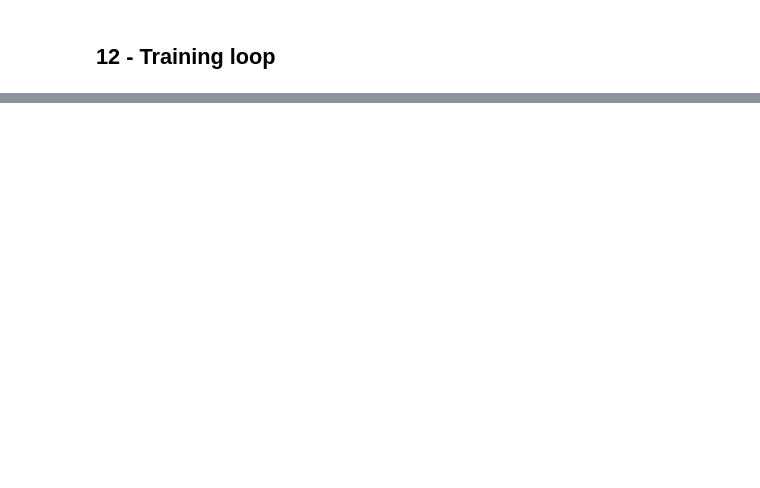
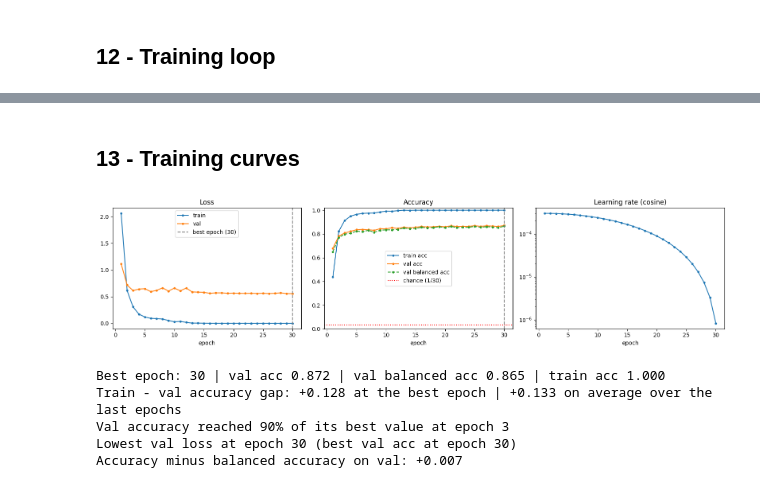
Before and after one commit to leandroxxxxx/lowres-plate-char-classification, a Jupyter notebook: lowres-plate-char-classification.ipynb, the cells around one changed output, grey strips where cells are left out. Drawn from its saved outputs; the diff is of its cells as text; code cells hidden in the pictures; blank space fills up the shorter version.

Commit message:
saving after training

```diff
--- a/lowres-plate-char-classification.ipynb
+++ b/lowres-plate-char-classification.ipynb
@@ -1292,0 +1346,76 @@ history, best_path = train_model(model, criterion, optimizer, scheduler, RUN_NAM
+# %% [markdown]
+## 13 - Training curves
+# %%
+# `history` is the DataFrame returned by Cell 12 (one row per epoch).
+best_row = history.loc[history["val_acc"].idxmax()]  # the epoch with the best validation accuracy
+best_epoch = int(best_row["epoch"])  # its epoch number (this is the checkpoint that was kept)
+
+# ---------------------------------------------------------------
+# 1) Plots
+# ---------------------------------------------------------------
+fig, axes = plt.subplots(1, 3, figsize=(16, 4))  # three plots side by side
+
+# Left: loss. Train and validation should both fall; validation rising while train keeps falling = overfitting.
+axes[0].plot(history["epoch"], history["train_loss"], marker=".", label="train")  # training loss per epoch
+axes[0].plot(history["epoch"], history["val_loss"], marker=".", label="val")  # validation loss per epoch
+axes[0].axvline(best_epoch, color="gray", linestyle="--", label=f"best epoch ({best_epoch})")  # kept checkpoint
+axes[0].set_title("Loss")  # plot title
+axes[0].set_xlabel("epoch")  # x axis label
+axes[0].legend()  # show the legend
+
+# Middle: accuracy. Balanced accuracy (mean recall per class) shows whether rare classes are being learned.
+axes[1].plot(history["epoch"], history["train_acc"], marker=".", label="train acc")  # training accuracy
+axes[1].plot(history["epoch"], history["val_acc"], marker=".", label="val acc")  # validation accuracy
+axes[1].plot(history["epoch"], history["val_bal_acc"], marker=".", linestyle="--", label="val balanced acc")  # per-class mean
+axes[1].axvline(best_epoch, color="gray", linestyle="--")  # kept checkpoint
+axes[1].axhline(1 / len(ACTIVE_IDX), color="red", linestyle=":", label=f"chance (1/{len(ACTIVE_IDX)})")  # random guessing level
+axes[1].set_ylim(0, 1.02)  # accuracy lives between 0 and 1
+axes[1].set_title("Accuracy")  # plot title
+axes[1].set_xlabel("epoch")  # x axis label
+axes[1].legend()  # show the legend
+
+# Right: learning rate, to confirm the scheduler did what we expected.
+axes[2].plot(history["epoch"], history["lr"], marker=".")  # learning rate at the start of each epoch
+axes[2].set_title(f"Learning rate ({SCHEDULER})")  # plot title
+axes[2].set_xlabel("epoch")  # x axis label
+axes[2].set_yscale("log")  # the rate changes by orders of magnitude, a log axis shows it better
+
+plt.tight_layout()  # avoid overlapping labels
+plt.show()  # draw the figure
+
+# ---------------------------------------------------------------
+# 2) Numeric diagnostics
+# ---------------------------------------------------------------
+gap_best = best_row["train_acc"] - best_row["val_acc"]  # train minus validation accuracy at the best epoch
+last = history.tail(3)  # the last (up to) three epochs
+gap_last = (last["train_acc"] - last["val_acc"]).mean()  # average gap at the end of training
+first_good = history.loc[history["val_acc"] >= 0.9 * best_row["val_acc"], "epoch"].min()  # first epoch near the best
+min_loss_epoch = int(history.loc[history["val_loss"].idxmin(), "epoch"])  # epoch with the lowest validation loss
+
+print(f"Best epoch: {best_epoch} | val acc {best_row['val_acc']:.3f} | val balanced acc {best_row['val_bal_acc']:.3f} | train acc {best_row['train_acc']:.3f}")  # headline
+print(f"Train - val accuracy gap: {gap_best:+.3f} at the best epoch | {gap_last:+.3f} on average over the last epochs")  # gap
+print(f"Val accuracy reached 90% of its best value at epoch {int(first_good)}")  # how fast it learned
+print(f"Lowest val loss at epoch {min_loss_epoch} (best val acc at epoch {best_epoch})")  # loss vs accuracy optimum
+print(f"Accuracy minus balanced accuracy on val: {best_row['val_acc'] - best_row['val_bal_acc']:+.3f}")  # imbalance effect
+
+# ---------------------------------------------------------------
+# 3) Reading the curves (hints, not proof)
+# ---------------------------------------------------------------
+# Careful: train metrics are averaged DURING the epoch while the weights are still improving, and
+# validation is measured at the END of it. So validation being equal to or above train in the first
+# epochs is normal and is NOT by itself a leakage sign. What points to leakage in a random split is
+# validation accuracy that is very high, reached fast, with a tiny gap at the end.
+if best_row["val_acc"] > 0.9 and first_good <= 3 and abs(gap_last) < 0.03:  # high, fast, and no gap
+    print("\nHint: very high validation accuracy reached early, with almost no train/val gap. "
+          "This is consistent with leakage from the random split (near-identical frames of the same plate on both sides). "
+          "It does not prove it: compare with the group-based split (optional cell B) and the kNN baseline (optional cell A).")  # leakage hint
+if history["val_loss"].iloc[-1] > 1.2 * history["val_loss"].min():  # validation loss climbed back up
+    print("\nHint: validation loss rose well above its minimum, a sign of overfitting. "
+          "Early stopping and the best-checkpoint restore already protect the final model.")  # overfitting hint
+# %% [output]
+[figure, added]
+Best epoch: 30 | val acc 0.872 | val balanced acc 0.865 | train acc 1.000
+Train - val accuracy gap: +0.128 at the best epoch | +0.133 on average over the last epochs
+Val accuracy reached 90% of its best value at epoch 3
+Lowest val loss at epoch 30 (best val acc at epoch 30)
+Accuracy minus balanced accuracy on val: +0.007
```
Also changed, not shown: parts of 4 cells of this notebook.
